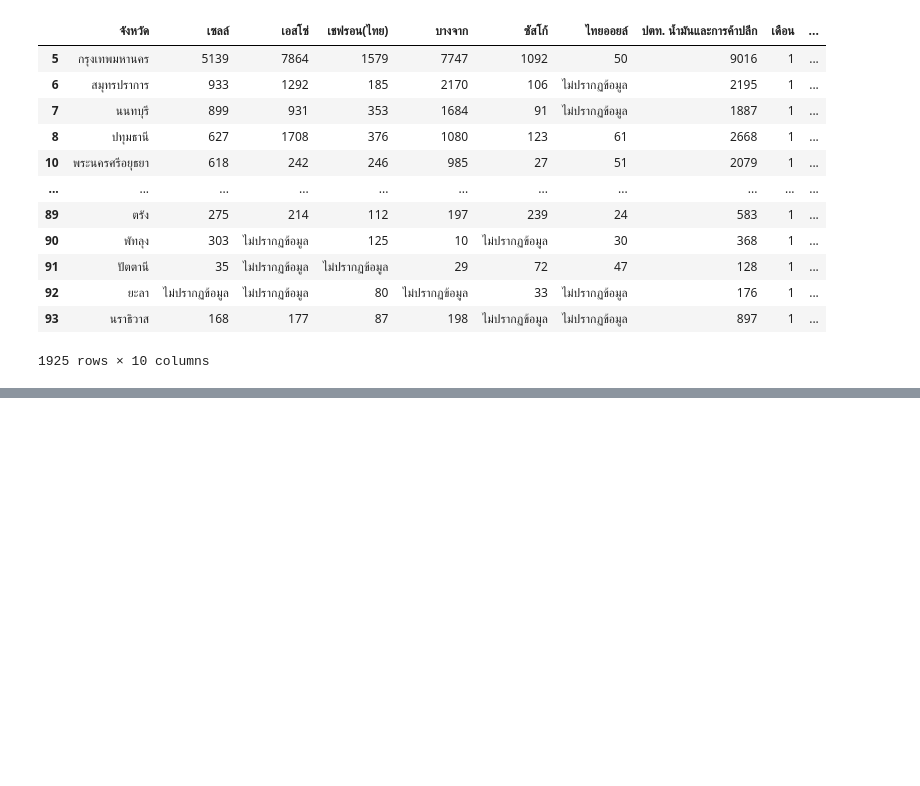
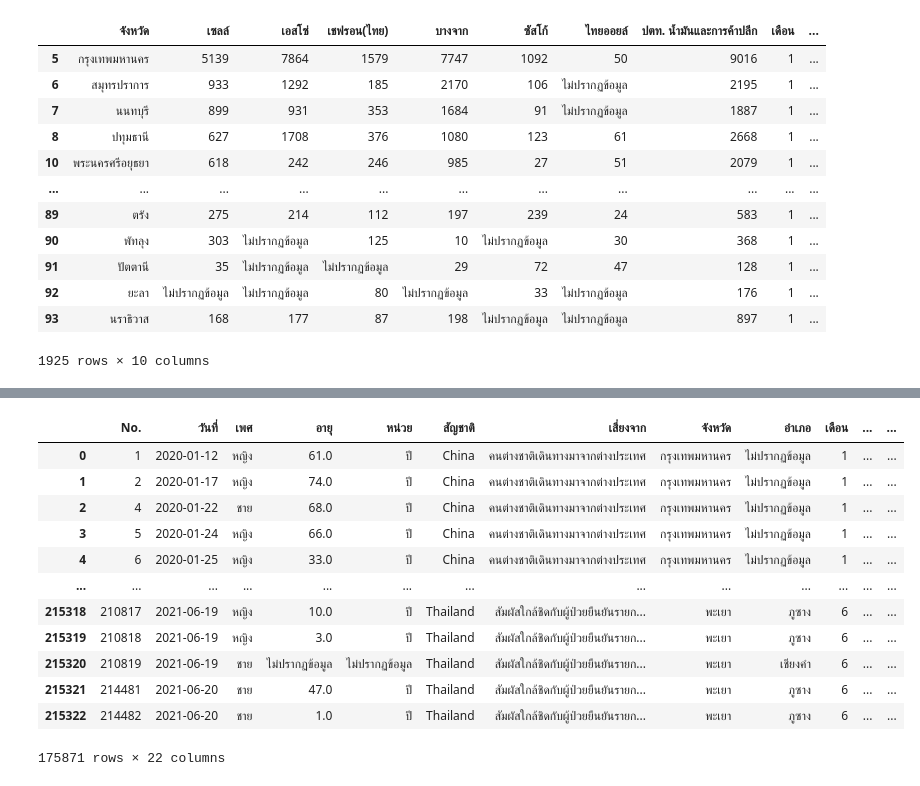
Before and after one commit to gotserena/data_viz_2022, a Jupyter notebook: Project.ipynb, the cells around one changed output, grey strips where cells are left out. Saved outputs shown, nothing was run; the diff lists cells and outputs as text; code cells hidden in the pictures; blank space fills up the shorter version.

```diff
--- a/Project.ipynb
+++ b/Project.ipynb
@@ -1622,0 +1461,17 @@ data_one_for_all6.to_excel(os.path.join(path,'project130121-310122.xlsx'))
+# %%
+data_one_for_all1 = data_one_for_all[(data_one_for_all['วันที่'] >= '2020-01-12') & (data_one_for_all['วันที่'] <= '2021-06-20')]
+data_one_for_all1
+# %% [output]
+|  | No. | วันที่ | เพศ | อายุ | หน่วย | สัญชาติ | เสี่ยงจาก | จังหวัด | อำเภอ | เดือน | ... | ... |
+| 0 | 1 | 2020-01-12 | หญิง | 61.0 | ปี | China | คนต่างชาติเดินทางมาจากต่างประเทศ | กรุงเทพมหานคร | ไม่ปรากฏข้อมูล | 1 | ... | ... |
+| 1 | 2 | 2020-01-17 | หญิง | 74.0 | ปี | China | คนต่างชาติเดินทางมาจากต่างประเทศ | กรุงเทพมหานคร | ไม่ปรากฏข้อมูล | 1 | ... | ... |
+| 2 | 4 | 2020-01-22 | ชาย | 68.0 | ปี | China | คนต่างชาติเดินทางมาจากต่างประเทศ | กรุงเทพมหานคร | ไม่ปรากฏข้อมูล | 1 | ... | ... |
+| 3 | 5 | 2020-01-24 | หญิง | 66.0 | ปี | China | คนต่างชาติเดินทางมาจากต่างประเทศ | กรุงเทพมหานคร | ไม่ปรากฏข้อมูล | 1 | ... | ... |
+| 4 | 6 | 2020-01-25 | หญิง | 33.0 | ปี | China | คนต่างชาติเดินทางมาจากต่างประเทศ | กรุงเทพมหานคร | ไม่ปรากฏข้อมูล | 1 | ... | ... |
+| ... | ... | ... | ... | ... | ... | ... | ... | ... | ... | ... | ... | ... |
+| 215318 | 210817 | 2021-06-19 | หญิง | 10.0 | ปี | Thailand | สัมผัสใกล้ชิดกับผู้ป่วยยืนยันรายก... | พะเยา | ภูซาง | 6 | ... | ... |
+| 215319 | 210818 | 2021-06-19 | หญิง | 3.0 | ปี | Thailand | สัมผัสใกล้ชิดกับผู้ป่วยยืนยันรายก... | พะเยา | ภูซาง | 6 | ... | ... |
+| 215320 | 210819 | 2021-06-19 | ชาย | ไม่ปรากฏข้อมูล | ไม่ปรากฏข้อมูล | Thailand | สัมผัสใกล้ชิดกับผู้ป่วยยืนยันรายก... | พะเยา | เชียงคำ | 6 | ... | ... |
+| 215321 | 214481 | 2021-06-20 | ชาย | 47.0 | ปี | Thailand | สัมผัสใกล้ชิดกับผู้ป่วยยืนยันรายก... | พะเยา | ภูซาง | 6 | ... | ... |
+| 215322 | 214482 | 2021-06-20 | ชาย | 1.0 | ปี | Thailand | สัมผัสใกล้ชิดกับผู้ป่วยยืนยันรายก... | พะเยา | ภูซาง | 6 | ... | ... |
+175871 rows × 22 columns
```
Also changed, not shown: parts of 82 cells of this notebook.
